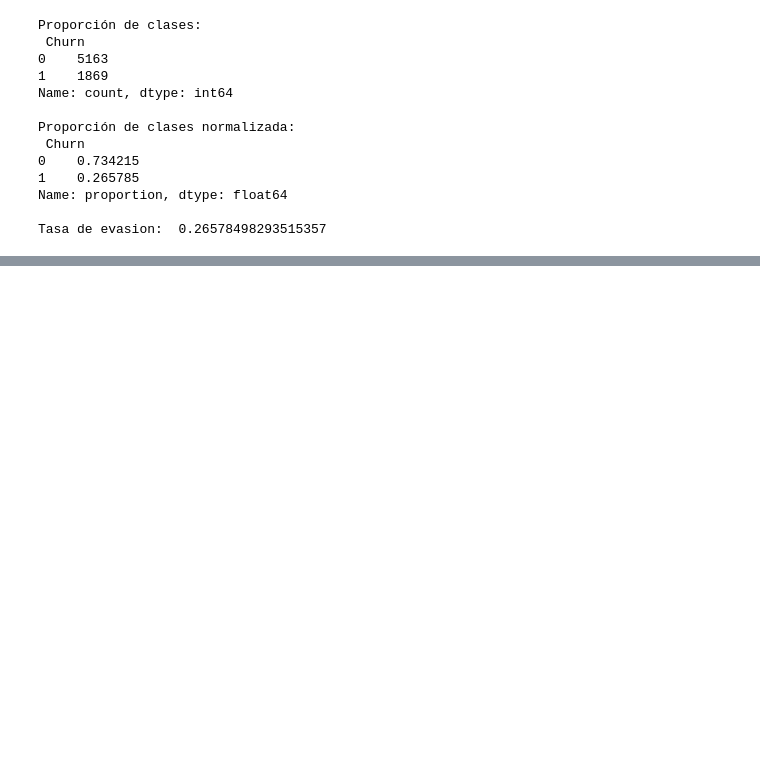
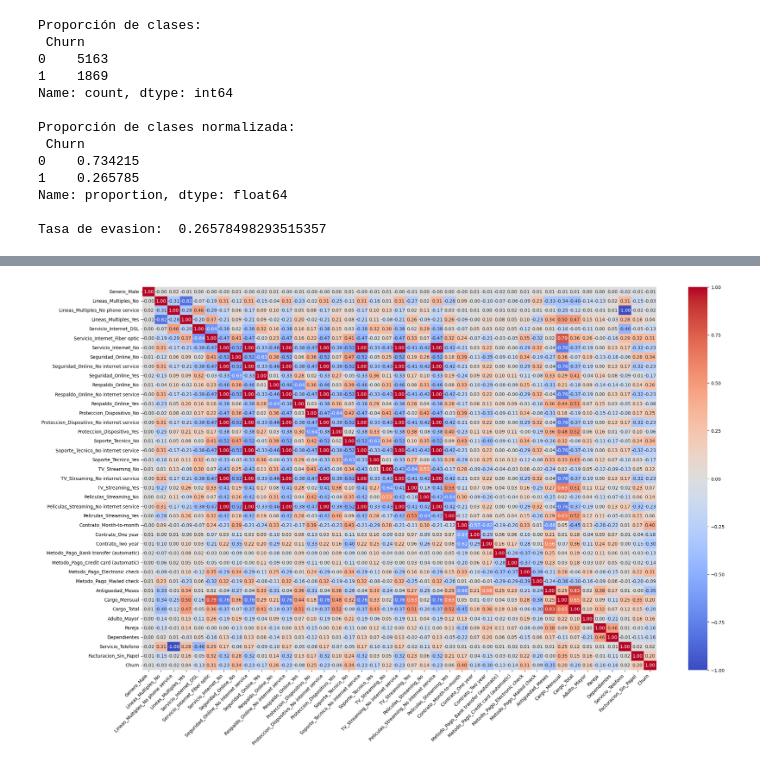
Before and after one commit to owaruuu/desafio-telecom-x-oracle-latam-2, a Jupyter notebook: TelecomX_2_Latam_Josue_Marquez.ipynb, the cells around one changed output, grey strips where cells are left out. Saved outputs shown, nothing was run; the diff lists cells and outputs as text; code cells hidden in the pictures; blank space fills up the shorter version.

```diff
--- a/TelecomX_2_Latam_Josue_Marquez.ipynb
+++ b/TelecomX_2_Latam_Josue_Marquez.ipynb
@@ -246,0 +274,31 @@ tabla_final
+# %%
+#Analisis de correlacion
+#Matriz de correlacion
+X_train, X_test, y_train, y_test = train_test_split(
+    X, y,
+    test_size=0.2,
+    stratify=y,
+    random_state=42
+)
+pipeline.fit(X_train, y_train)
+
+X_transformed =pipeline.named_steps['preprocess'].transform(X_train)
+feature_names = pipeline.named_steps['preprocess'].get_feature_names_out()
+clean_feature_names = [name.split("__")[-1] for name in feature_names]
+
+X_transformed_df = pd.DataFrame(
+    X_transformed,
+    columns=clean_feature_names
+)
+
+X_transformed_df["Churn"] = y_train.reset_index(drop=True)
+
+corr_matrix = X_transformed_df.corr(method='pearson')
+
+plt.figure(figsize=(25,15))
+sns.heatmap(corr_matrix, annot=True, cmap='coolwarm', fmt='.2f')
+plt.xticks(rotation=45, ha='right')
+
+plt.show()
+# %% [output]
+[figure, added]
```
Also changed, not shown: parts of 23 cells of this notebook.
